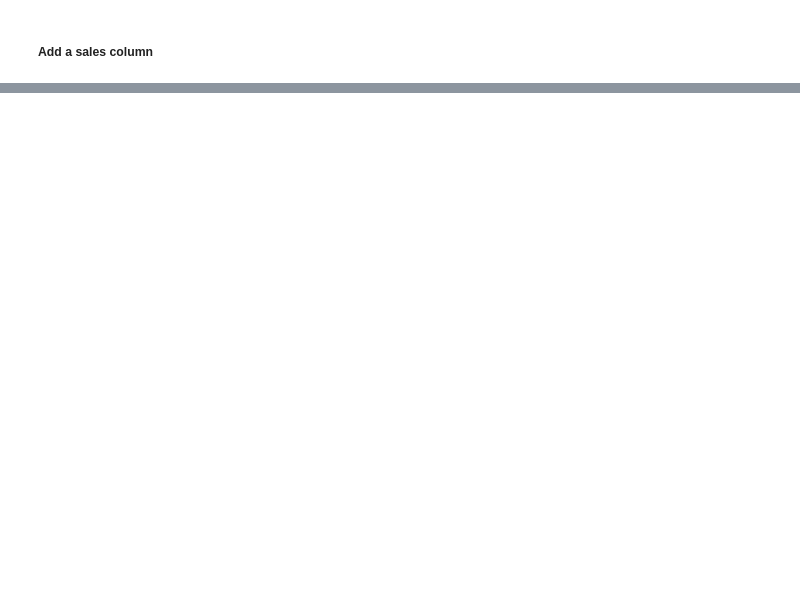
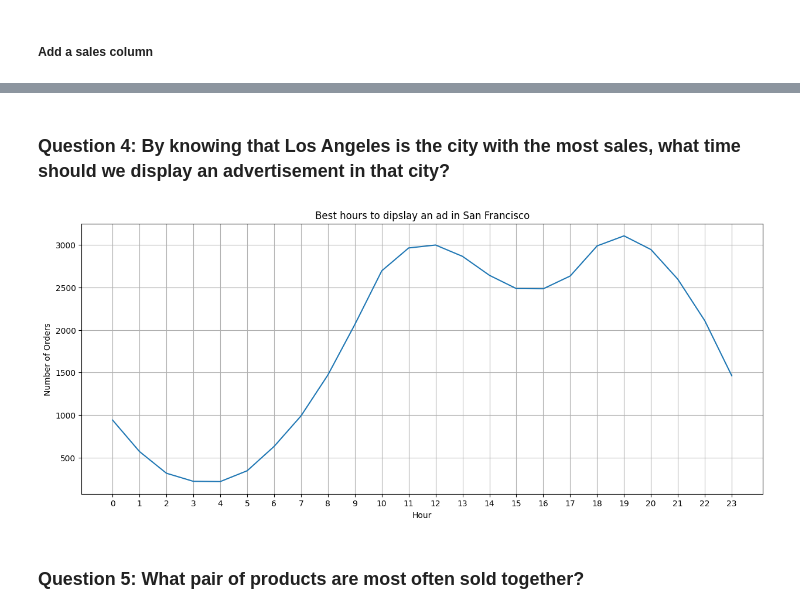
Before and after one commit to JoaquinDiLorenzo/Sales-Project, a Jupyter notebook: SalesAnalysis/SalesAnalysis.ipynb, the cells around one changed output, grey strips where cells are left out. Cells and saved outputs as stored; diff of their text form; code cells hidden in the pictures; blank space fills up the shorter version.

```diff
--- a/SalesAnalysis/SalesAnalysis.ipynb
+++ b/SalesAnalysis/SalesAnalysis.ipynb
@@ -101,0 +171,23 @@ plt.show()
+# %% [markdown]
+### Question 4: By knowing that Los Angeles is the city with the most sales, what time should we display an advertisement in that city?
+# %%
+la_data = all_data[all_data['City'] == "San Francisco (CA)"]
+
+result = la_data.groupby('Hour')['Hour'].count()
+hours = result.index
+
+plt.figure(figsize=(15, 6))
+
+plt.title("Best hours to dipslay an ad in San Francisco")
+plt.plot(hours, result.values)
+plt.xticks(hours)
+plt.xlabel('Hour')
+plt.ylabel('Number of Orders')
+plt.grid()
+plt.show()
+
+#The result is almost the same as if we evaluate all the cities together
+# %% [output]
+[figure, added]
+# %% [markdown]
+### Question 5: What pair of products are most often sold together?
```
Also changed, not shown: parts of 27 cells of this notebook, 3 other files.
